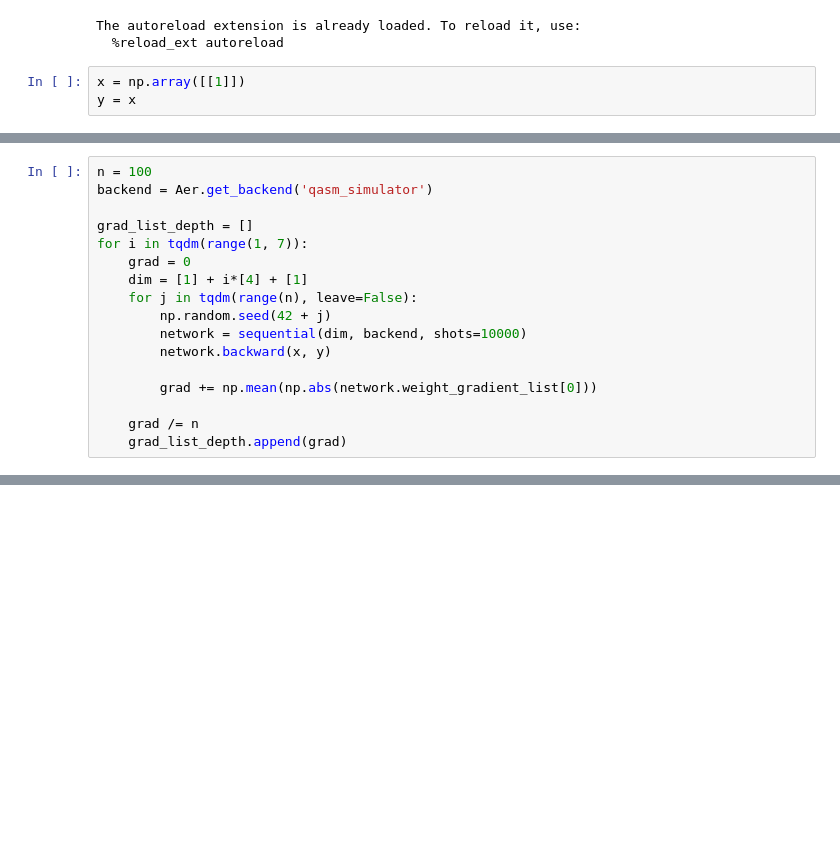
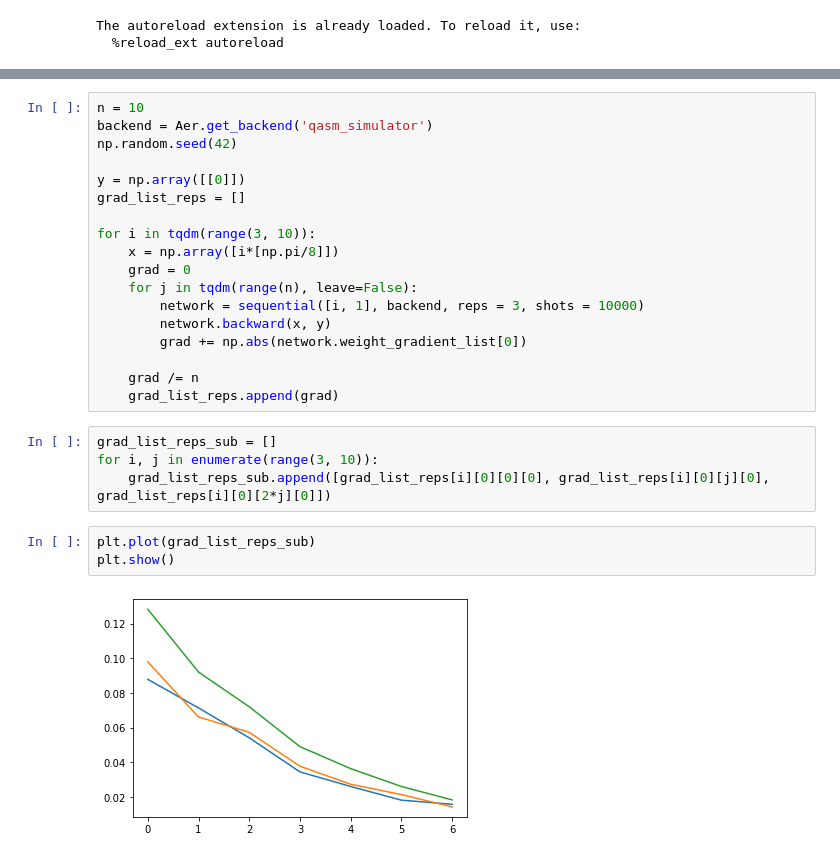
Before and after one commit to KristianWold/Thesis, a Jupyter notebook: Vanishing gradient.ipynb, the cells around one changed output, grey strips where cells are left out. Cells and saved outputs as stored; diff of their text form; blank space fills up the shorter version.

```diff
--- a/Vanishing gradient.ipynb
+++ b/Vanishing gradient.ipynb
@@ -14,6 +14,3 @@ from tqdm.notebook import tqdm
 # %% [output]
 The autoreload extension is already loaded. To reload it, use:
   %reload_ext autoreload
-# %%
-x = np.array([[1]])
-y = x
@@ -41,20 +61,3 @@ plt.show()
-# %%
-n = 100
-backend = Aer.get_backend('qasm_simulator')
-
-grad_list_depth = []
-for i in tqdm(range(1, 7)):
-    grad = 0
-    dim = [1] + i*[4] + [1]
-    for j in tqdm(range(n), leave=False):
-        np.random.seed(42 + j)
-        network = sequential(dim, backend, shots=10000)
-        network.backward(x, y)
-
-        grad += np.mean(np.abs(network.weight_gradient_list[0]))
-
-    grad /= n
-    grad_list_depth.append(grad)
 # %%
 plt.plot(grad_list_depth)
 plt.show()
@@ -62,0 +64,27 @@ plt.show()
+# %%
+n = 10
+backend = Aer.get_backend('qasm_simulator')
+np.random.seed(42)
+
+y = np.array([[0]])
+grad_list_reps = []
+
+for i in tqdm(range(3, 10)):
+    x = np.array([i*[np.pi/8]])
+    grad = 0
+    for j in tqdm(range(n), leave=False):
+        network = sequential([i, 1], backend, reps = 3, shots = 10000)
+        network.backward(x, y)
+        grad += np.abs(network.weight_gradient_list[0])
+
+    grad /= n
+    grad_list_reps.append(grad)
+# %%
+grad_list_reps_sub = []
+for i, j in enumerate(range(3, 10)):
+    grad_list_reps_sub.append([grad_list_reps[i][0][0][0], grad_list_reps[i][0][j][0], grad_list_reps[i][0][2*j][0]])
+# %%
+plt.plot(grad_list_reps_sub)
+plt.show()
+# %% [output]
+[figure, added]
```
Also changed, not shown: parts of 5 cells of this notebook, 4 other files.
